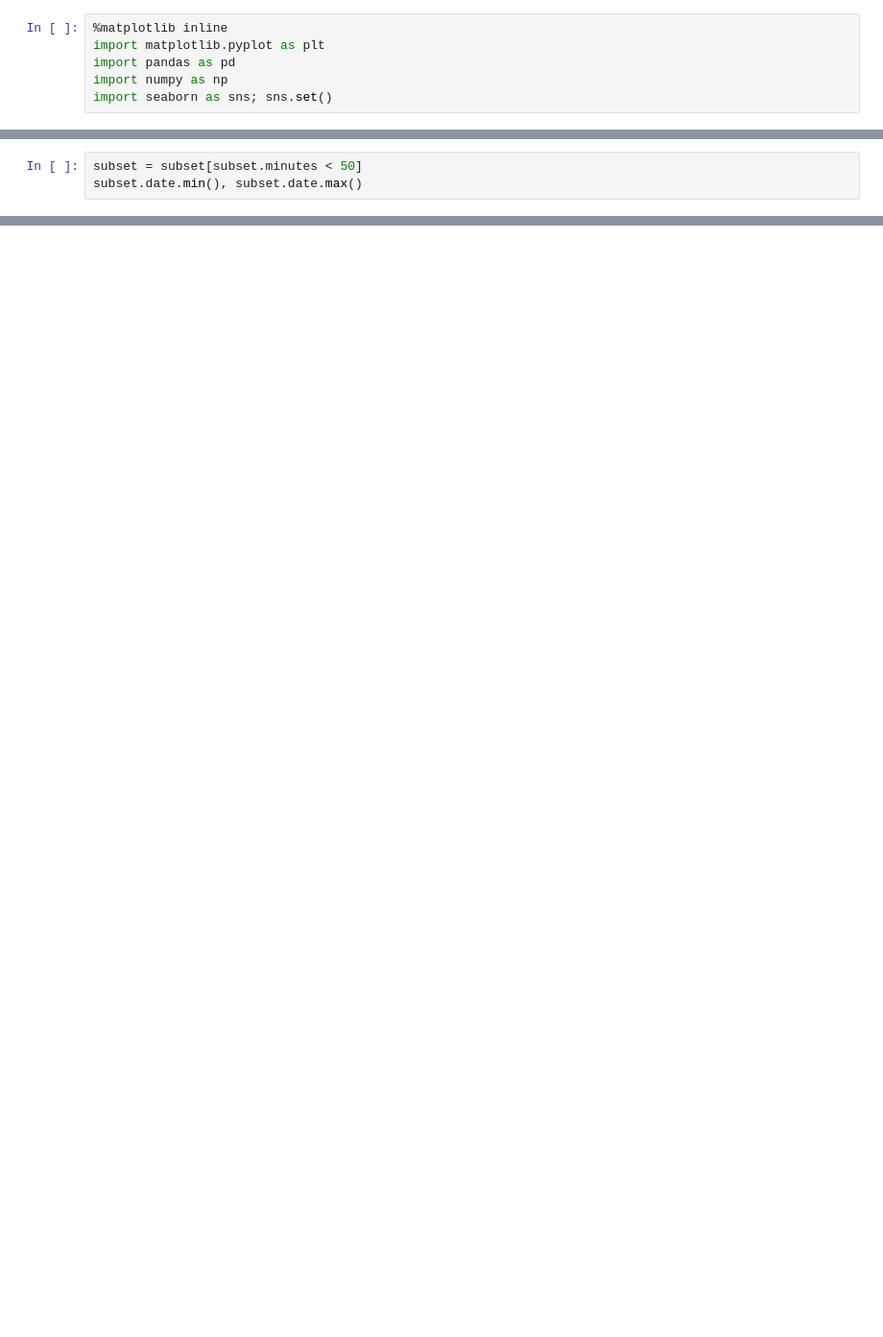
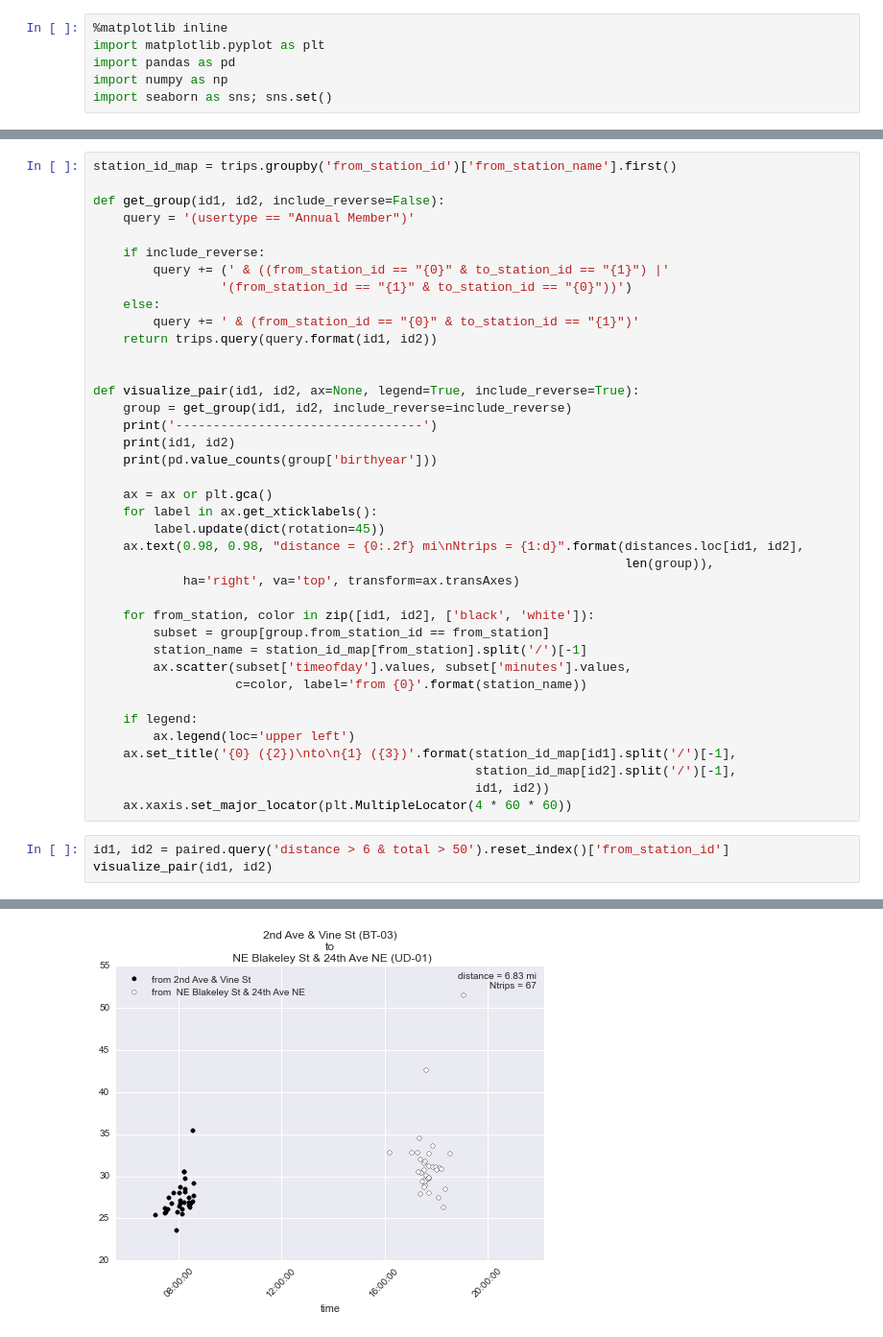
Before and after one commit to jakevdp/ProntoData, a Jupyter notebook: ExtremePronto.ipynb, the cells around one changed output, grey strips where cells are left out. Shown at 96% size. Drawn from its saved outputs; the diff is of its cells as text; blank space fills up the shorter version.

```diff
--- a/ExtremePronto.ipynb
+++ b/ExtremePronto.ipynb
@@ -51,3 +52,0 @@ plt.scatter(subset.starttime.values,
-# %%
-subset = subset[subset.minutes < 50]
-subset.date.min(), subset.date.max()
@@ -53,0 +74,43 @@ subset.date.min(), subset.date.max()
+# %%
+station_id_map = trips.groupby('from_station_id')['from_station_name'].first()
+
+def get_group(id1, id2, include_reverse=False):
+    query = '(usertype == "Annual Member")'
+
+    if include_reverse:
+        query += (' & ((from_station_id == "{0}" & to_station_id == "{1}") |'
+                 '(from_station_id == "{1}" & to_station_id == "{0}"))')
+    else:
+        query += ' & (from_station_id == "{0}" & to_station_id == "{1}")'
+    return trips.query(query.format(id1, id2))
+
+
+def visualize_pair(id1, id2, ax=None, legend=True, include_reverse=True):
+    group = get_group(id1, id2, include_reverse=include_reverse)
+    print('---------------------------------')
+    print(id1, id2)
+    print(pd.value_counts(group['birthyear']))
+
+    ax = ax or plt.gca()
+    for label in ax.get_xticklabels():
+        label.update(dict(rotation=45))
+    ax.text(0.98, 0.98, "distance = {0:.2f} mi\nNtrips = {1:d}".format(distances.loc[id1, id2],
+                                                                       len(group)),
+            ha='right', va='top', transform=ax.transAxes)
+
+    for from_station, color in zip([id1, id2], ['black', 'white']):
+        subset = group[group.from_station_id == from_station]
+        station_name = station_id_map[from_station].split('/')[-1]
+        ax.scatter(subset['timeofday'].values, subset['minutes'].values,
+                   c=color, label='from {0}'.format(station_name))
+
+    if legend:
+        ax.legend(loc='upper left')
+    ax.set_title('{0} ({2})\nto\n{1} ({3})'.format(station_id_map[id1].split('/')[-1],
+                                                   station_id_map[id2].split('/')[-1],
+                                                   id1, id2))
+    ax.xaxis.set_major_locator(plt.MultipleLocator(4 * 60 * 60))
+# %%
+id1, id2 = paired.query('distance > 6 & total > 50').reset_index()['from_station_id']
+visualize_pair(id1, id2)
+# %% [output]
@@ -53,0 +122 @@ subset.date.min(), subset.date.max()
+[figure, added]
```
Also changed, not shown: parts of 30 cells of this notebook.
